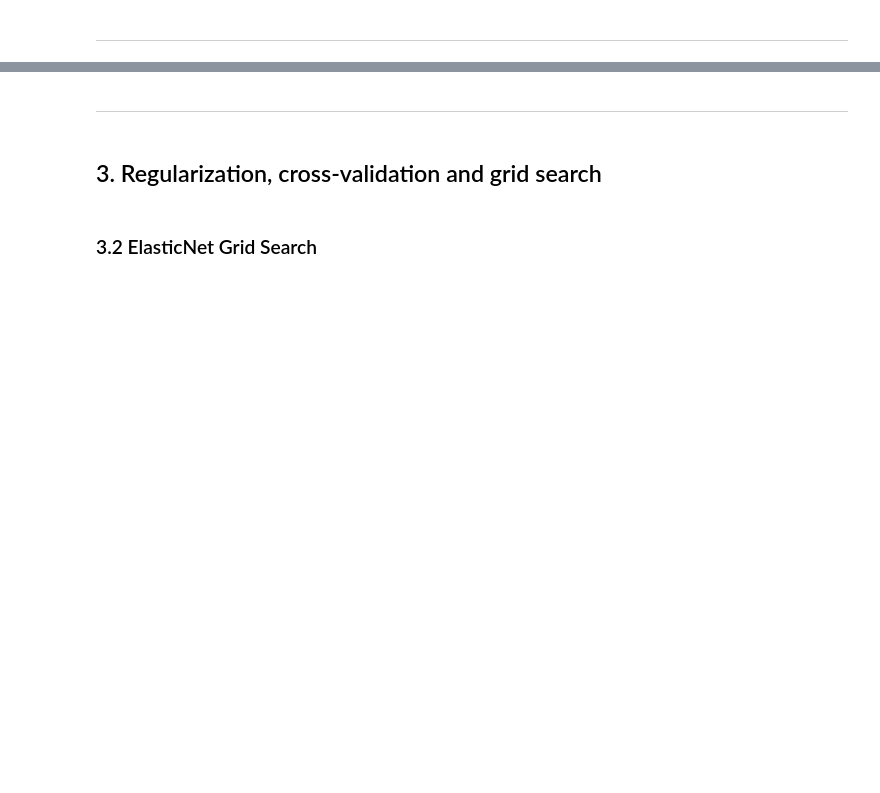
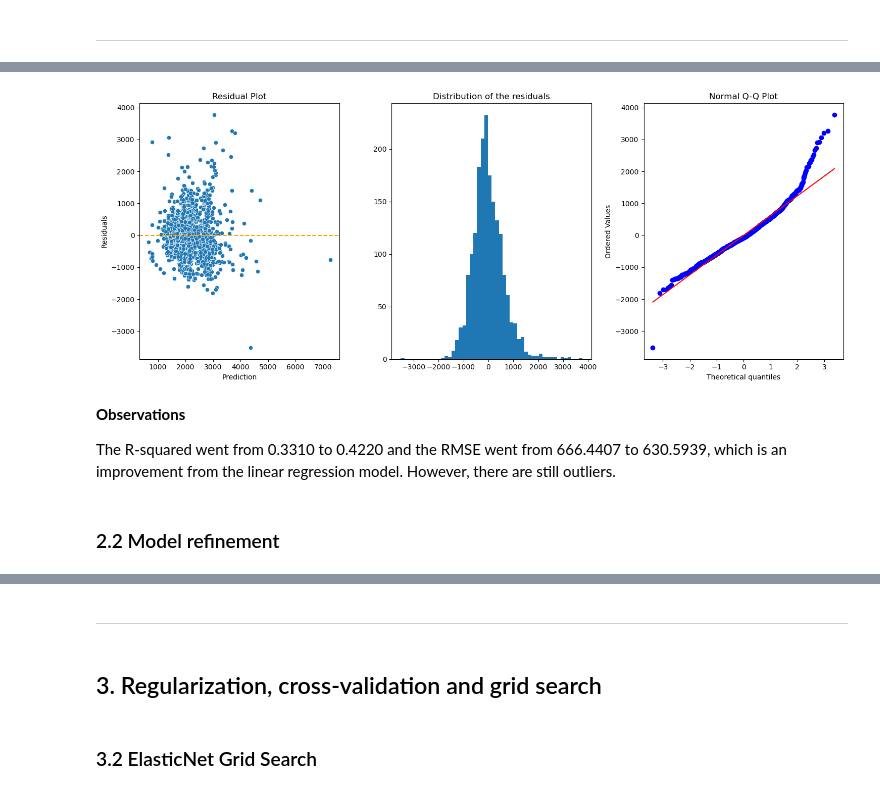
Before and after one commit to nadpierre/rental-prices-regression-project, a Jupyter notebook: DataModeling.ipynb, the cells around one changed output, grey strips where cells are left out. Saved outputs shown, nothing was run; the diff lists cells and outputs as text; code cells hidden in the pictures; blank space fills up the shorter version.

```diff
--- a/DataModeling.ipynb
+++ b/DataModeling.ipynb
@@ -284,22 +253,0 @@ The R-squared has decreased a little bit (0.353 to 0.3280) but the relative RMSE
-# %%
-# Drop outliers
-log_y_pred = model_log.predict(X_test_constant)
-residuals = log_y_test - log_y_pred
-pos_outliers = set(residuals[np.abs(residuals) > 1].index)
-
-while len(pos_outliers) > 0:
-    df = df.drop(pos_outliers).reset_index(drop=True)
-    X = df.drop('price', axis=1)
-    y = df['price']
-
-    log_y = np.log(y)
-    log_y = log_y.rename('log(price)')
-
-    X_train, X_test, log_y_train, log_y_test = train_test_split(X, log_y, test_size=0.1, random_state=54)
-    X_train_constant = sm.add_constant(X_train)
-    X_test_constant = sm.add_constant(X_test)
-
-    model_log = sm.OLS(log_y_train, X_train_constant).fit()
-    log_y_pred = model_log.predict(X_test_constant)
-    residuals = log_y_test - log_y_pred
-    pos_outliers = set(residuals[np.abs(residuals) > 1].index)
@@ -326,0 +262,7 @@ By removing the outliers, the R-squared improved (0.3280 to 0.39) and the RMSE w
+# %%
+# Add polynomial features
+poly_converter = PolynomialFeatures(degree=2, include_bias=False)
+poly_features = poly_converter.fit_transform(X)
+X_poly = pd.DataFrame(poly_features, columns=poly_converter.get_feature_names_out())
+
+X.shape, poly_features.shape
@@ -326,0 +271,3 @@ By removing the outliers, the R-squared improved (0.3280 to 0.39) and the RMSE w
+# %%
+# Train-test split
+X_train, X_test, y_train, y_test = train_test_split(X_poly, y, test_size=0.10, random_state=54)
@@ -326,0 +292,12 @@ By removing the outliers, the R-squared improved (0.3280 to 0.39) and the RMSE w
+# %%
+# Plot residuals
+y_pred = poly_model.predict(X_test_constant)
+plot_residuals(y_test, y_pred)
+# %% [output]
+[figure, added]
+# %% [markdown]
+**Observations**
+
+The R-squared went from 0.3310 to 0.4220 and the RMSE went from 666.4407 to 630.5939, which is an improvement from the linear regression model. However, there are still outliers.
+# %% [markdown]
+### 2.2 Model refinement
```
Also changed, not shown: parts of 80 cells of this notebook, 6 other files.
